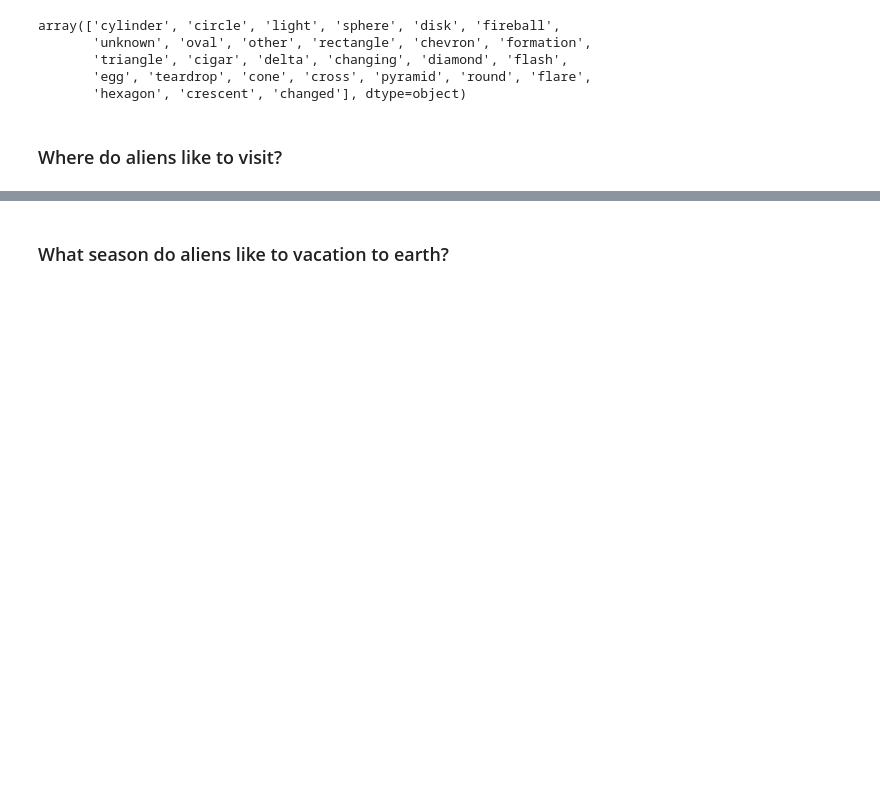
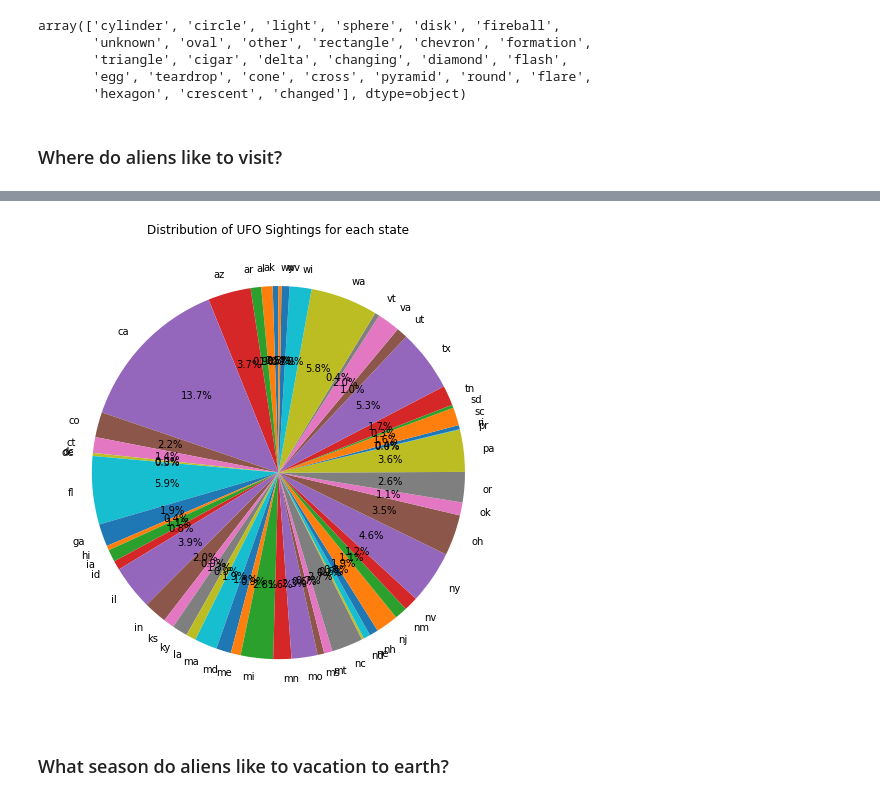
Before and after one commit to NoahLeVoir/UMN-DVA-Project-1-Team-7, a Jupyter notebook: Aliens_Analysis.ipynb, the cells around one changed output, grey strips where cells are left out. Drawn from its saved outputs; the diff is of its cells as text; code cells hidden in the pictures; blank space fills up the shorter version.

```diff
--- a/Aliens_Analysis.ipynb
+++ b/Aliens_Analysis.ipynb
@@ -78,3 +161,21 @@ array(['cylinder', 'circle', 'light', 'sphere', 'disk', 'fireball',
+# %%
+# Generate a pie plot showing the distribution of visits across the states
+# Labels for the sections of our pie chart
+labels = states
+
+
+plt.figure(figsize = (35, 7))
+
+
+# Tell matplotlib to create a pie chart filled with corresponding percentages and displayed vertically
+plt.pie(state_visits, labels = state_visits.index.values, autopct="%1.1f%%", startangle=90)
+plt.title("Distribution of UFO Sightings for each state")
+
+# Display resulting plot
+plt.tight_layout()
+plt.show()
+# %% [output]
+[figure, added]
 # %%
 # What city within the most visited state?
 
```
Also changed, not shown: parts of 5 cells of this notebook.
